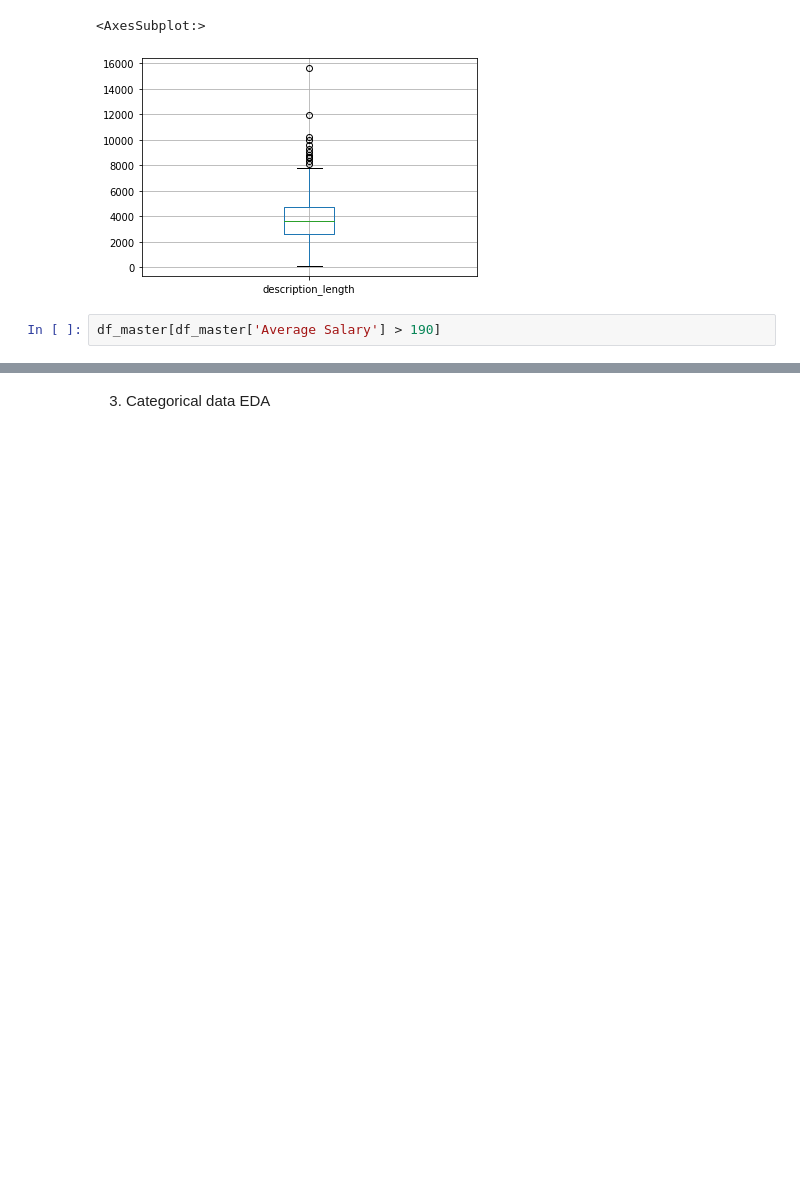
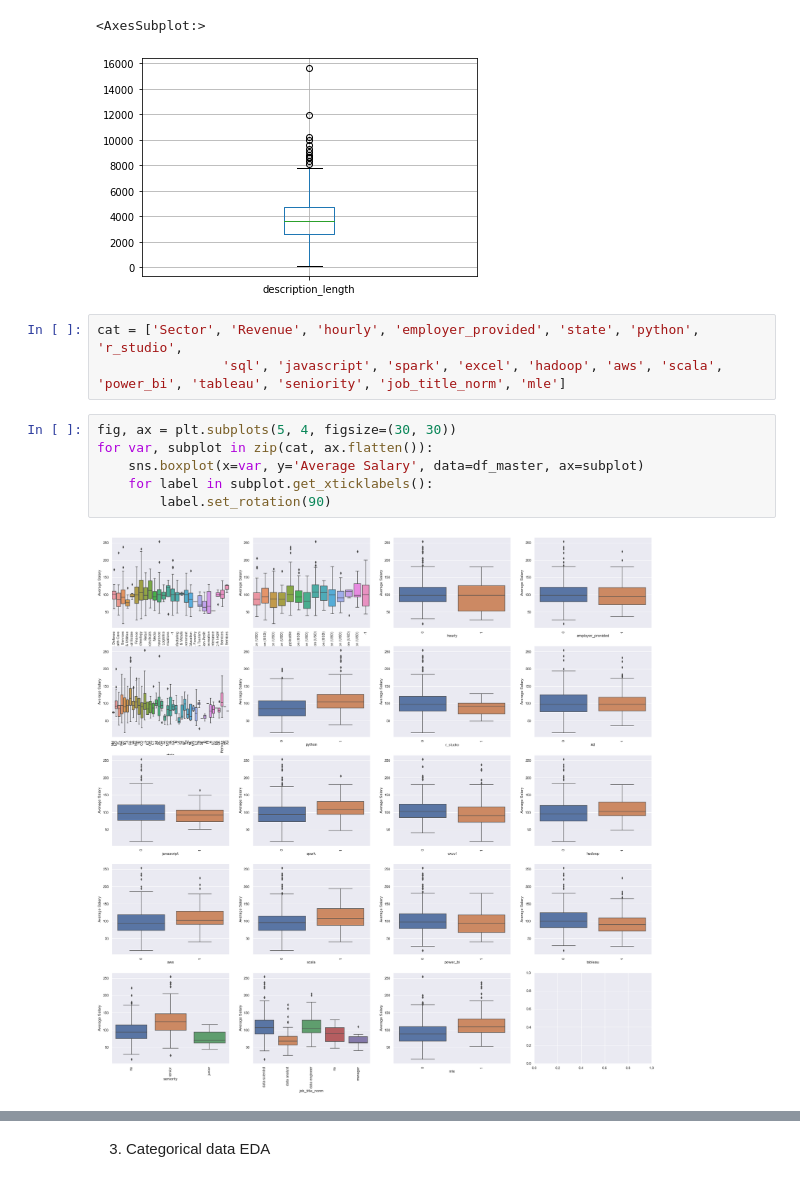
Before and after one commit to vytautasmu/Python_mokymai, a Jupyter notebook: final_work_vcs.ipynb, the cells around one changed output, grey strips where cells are left out. Drawn from its saved outputs; the diff is of its cells as text; blank space fills up the shorter version.

```diff
--- a/final_work_vcs.ipynb
+++ b/final_work_vcs.ipynb
@@ -399,5 +404,14 @@ df_master.boxplot(column='description_length')
 # %% [output]
 <AxesSubplot:>
 [figure]
-# %%
-df_master[df_master['Average Salary'] > 190]
+# %%
+cat = ['Sector', 'Revenue', 'hourly', 'employer_provided', 'state', 'python', 'r_studio',
+                'sql', 'javascript', 'spark', 'excel', 'hadoop', 'aws', 'scala', 'power_bi', 'tableau', 'seniority', 'job_title_norm', 'mle']
+# %%
+fig, ax = plt.subplots(5, 4, figsize=(30, 30))
+for var, subplot in zip(cat, ax.flatten()):
+    sns.boxplot(x=var, y='Average Salary', data=df_master, ax=subplot)
+    for label in subplot.get_xticklabels():
+        label.set_rotation(90)
+# %% [output]
+[figure, added]
```
Also changed, not shown: parts of 15 cells of this notebook.
